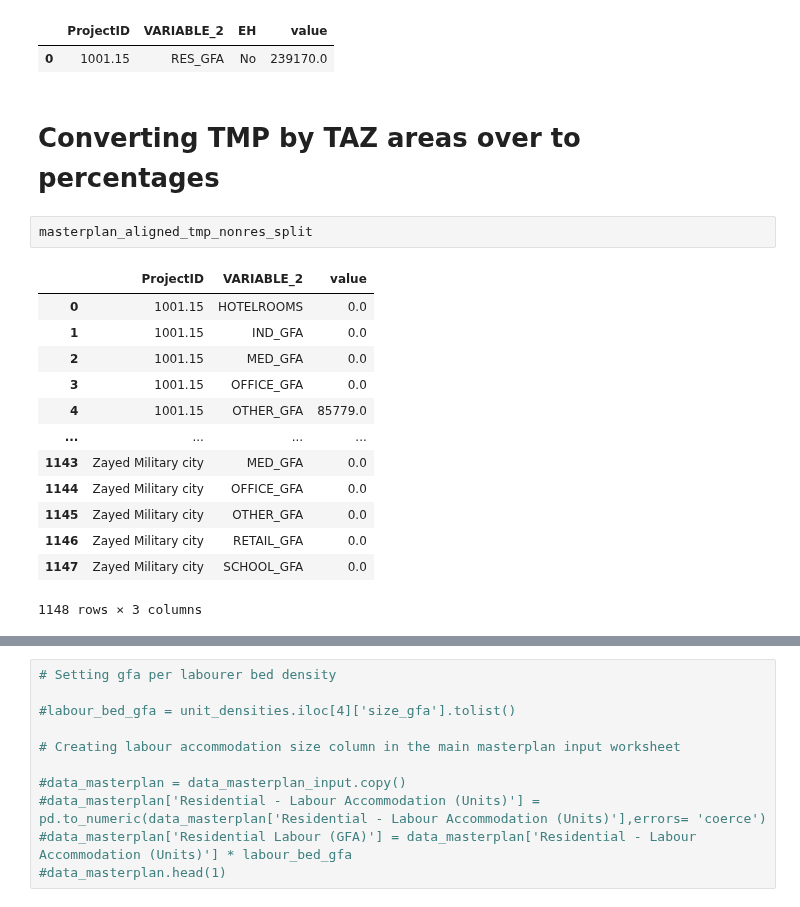
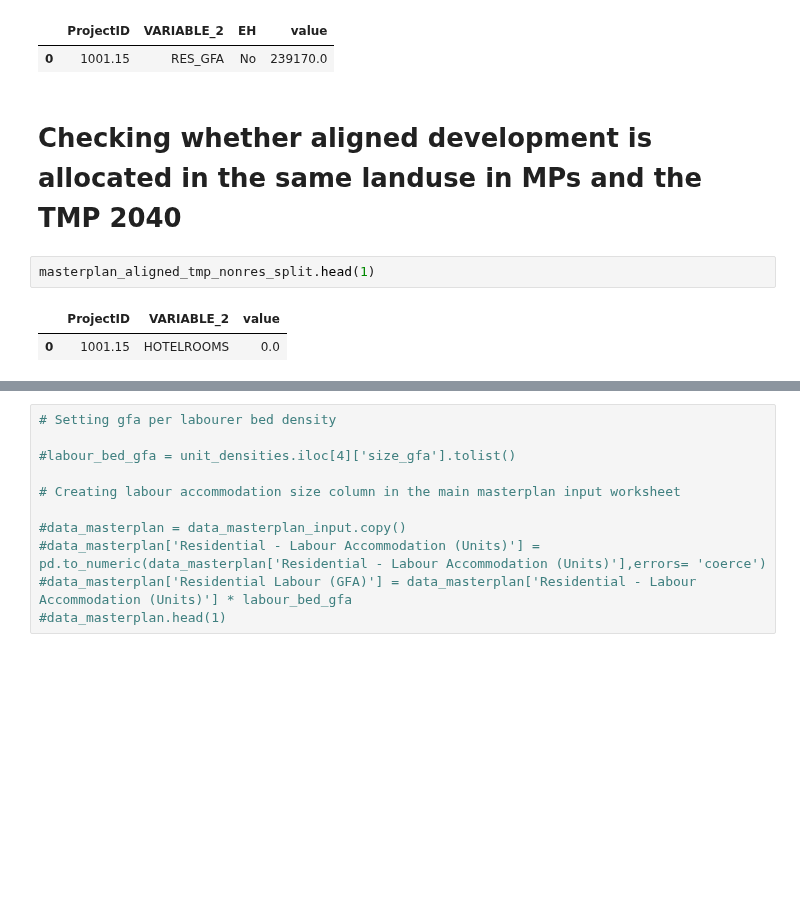
Before and after one commit to BuroHappoldLegacySoup/PlanCapitalLandModel, a Jupyter notebook: Module 1 Masterplan to TAZ Allocation.ipynb, the cells around one changed output, grey strips where cells are left out. Saved outputs shown, nothing was run; the diff lists cells and outputs as text; blank space fills up the shorter version.

```diff
--- a/Module 1 Masterplan to TAZ Allocation.ipynb
+++ b/Module 1 Masterplan to TAZ Allocation.ipynb
@@ -284,21 +284,10 @@ masterplan_aligned_tmp_res_split.head(1)
 # %% [output]
 |  | ProjectID | VARIABLE_2 | EH | value |
 | 0 | 1001.15 | RES_GFA | No | 239170.0 |
-# %% [markdown]
-# Converting TMP by TAZ areas over to percentages
+# %% [markdown]
+# Checking whether aligned development is allocated in the same landuse in MPs and the TMP 2040
 # %%
-masterplan_aligned_tmp_nonres_split
+masterplan_aligned_tmp_nonres_split.head(1)
 # %% [output]
 |  | ProjectID | VARIABLE_2 | value |
 | 0 | 1001.15 | HOTELROOMS | 0.0 |
-| 1 | 1001.15 | IND_GFA | 0.0 |
-| 2 | 1001.15 | MED_GFA | 0.0 |
-| 3 | 1001.15 | OFFICE_GFA | 0.0 |
-| 4 | 1001.15 | OTHER_GFA | 85779.0 |
-| ... | ... | ... | ... |
-| 1143 | Zayed Military city | MED_GFA | 0.0 |
-| 1144 | Zayed Military city | OFFICE_GFA | 0.0 |
-| 1145 | Zayed Military city | OTHER_GFA | 0.0 |
-| 1146 | Zayed Military city | RETAIL_GFA | 0.0 |
-| 1147 | Zayed Military city | SCHOOL_GFA | 0.0 |
-1148 rows × 3 columns
```
Also changed, not shown: parts of 9 cells of this notebook.
